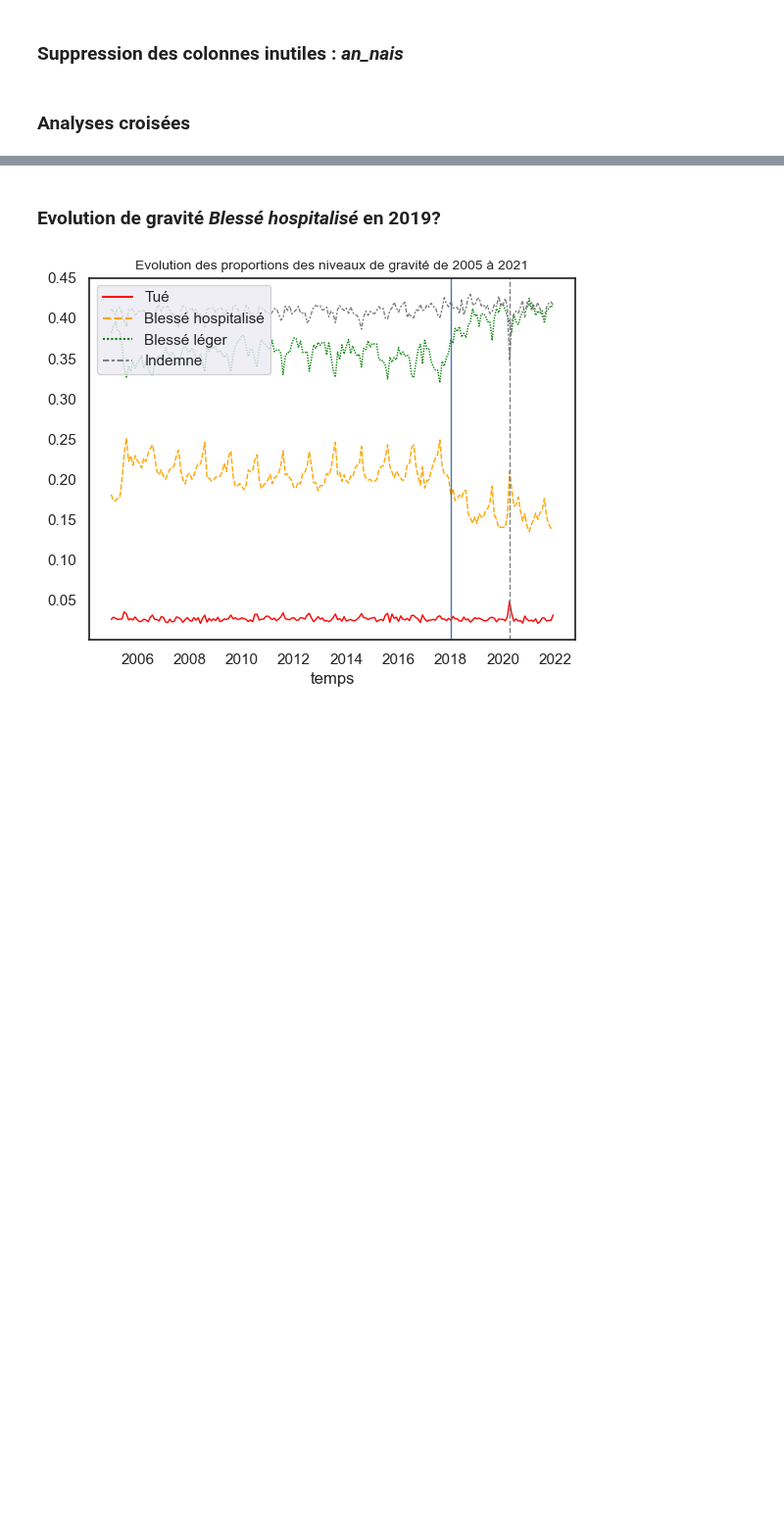
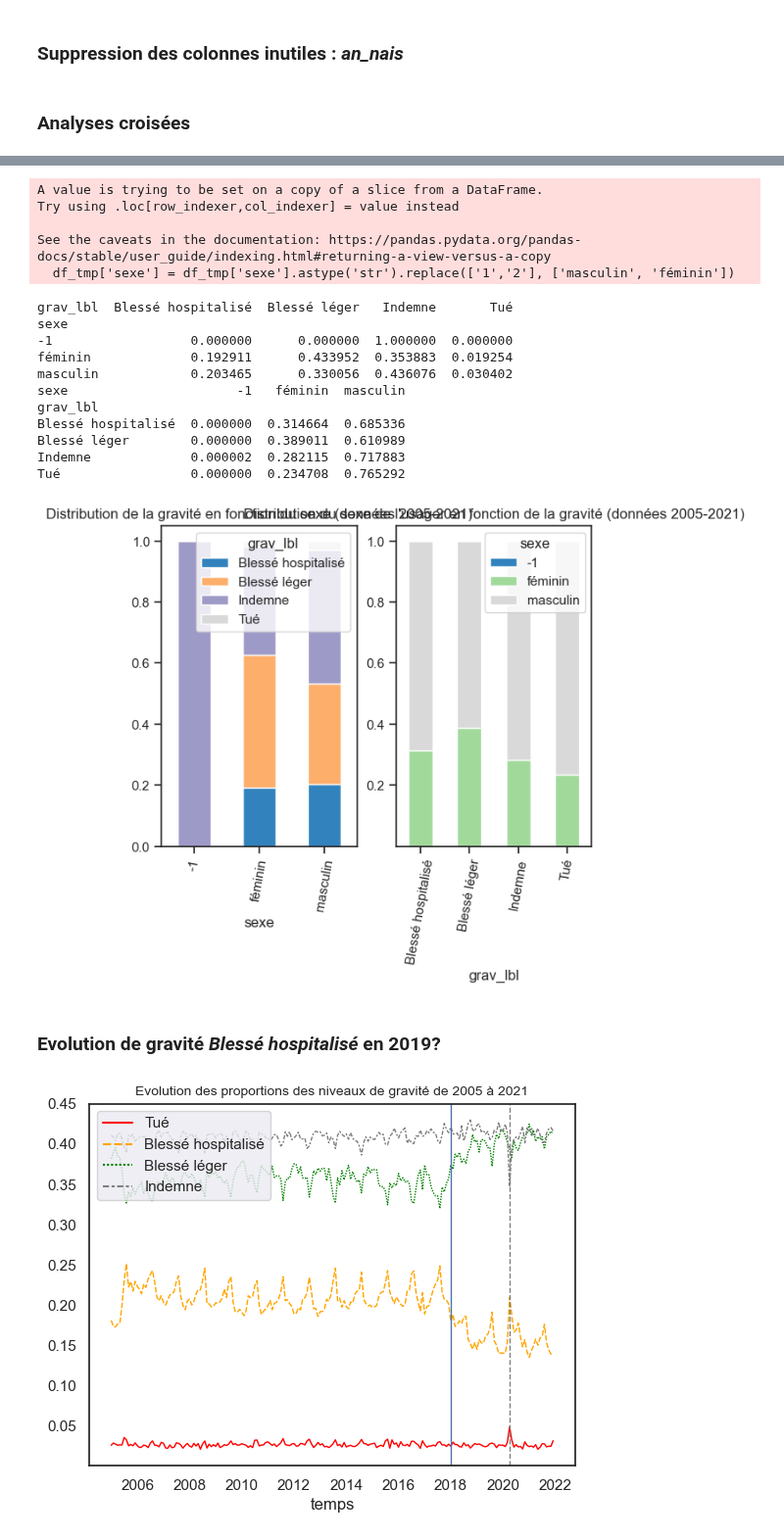
Before and after one commit to nicolascarayon/projet-accidents-routiers, a Jupyter notebook: nico_load_data_in_df.ipynb, the cells around one changed output, grey strips where cells are left out. Shown at 98% size. Saved outputs shown, nothing was run; the diff lists cells and outputs as text; code cells hidden in the pictures; blank space fills up the shorter version.

```diff
--- a/nico_load_data_in_df.ipynb
+++ b/nico_load_data_in_df.ipynb
@@ -274,3 +242,46 @@ vendredi            0.194413      0.361406  0.418343  0.025838
+# %%
+colormap = 'tab20c'
+
+df_tmp = df[['sexe', 'grav_lbl']]
+df_tmp['sexe'] = df_tmp['sexe'].astype('str').replace(['1','2'], ['masculin', 'féminin'])
+df_cross_1 = pd.crosstab(df_tmp['sexe'], df_tmp['grav_lbl'], normalize='index')
+df_cross_2 = pd.crosstab(df_tmp['grav_lbl'], df_tmp['sexe'], normalize='index')
+
+print(df_cross_1)
+print(df_cross_2)
+
+sns.set_theme(style="ticks")
+
+fig, axs = plt.subplots(1,2)
+chart = df_cross_1.plot(kind="bar", stacked=True, rot=0, ax=axs[0],
+                      title=f"Distribution de la gravité en fonction du sexe (données {start_year}-{end_year})",
+                      colormap=colormap)
+chart.set_xticklabels(chart.get_xticklabels(), rotation=80)
+sns.move_legend(ax, "upper right")
+
+chart = df_cross_2.plot(kind="bar", stacked=True, rot=0, ax=axs[1],
+                      title=f"Distribution du sexe de l'usager en fonction de la gravité (données {start_year}-{end_year})",
+                      colormap=colormap)
+chart.set_xticklabels(chart.get_xticklabels(), rotation=80)
+sns.move_legend(ax, "upper right")
+# %% [output]
+A value is trying to be set on a copy of a slice from a DataFrame.
+Try using .loc[row_indexer,col_indexer] = value instead
+
+See the caveats in the documentation: https://pandas.pydata.org/pandas-docs/stable/user_guide/indexing.html#returning-a-view-versus-a-copy
+  df_tmp['sexe'] = df_tmp['sexe'].astype('str').replace(['1','2'], ['masculin', 'féminin'])
+grav_lbl  Blessé hospitalisé  Blessé léger   Indemne       Tué
+sexe
+-1                  0.000000      0.000000  1.000000  0.000000
+féminin             0.192911      0.433952  0.353883  0.019254
+masculin            0.203465      0.330056  0.436076  0.030402
+sexe                      -1   féminin  masculin
+grav_lbl
+Blessé hospitalisé  0.000000  0.314664  0.685336
+Blessé léger        0.000000  0.389011  0.610989
+Indemne             0.000002  0.282115  0.717883
+Tué                 0.000000  0.234708  0.765292
+[figure, added]
 # %% [markdown]
 ### Evolution de gravité *Blessé hospitalisé* en 2019?
 # %%
```
Also changed, not shown: parts of 14 cells of this notebook, 1 other file.
